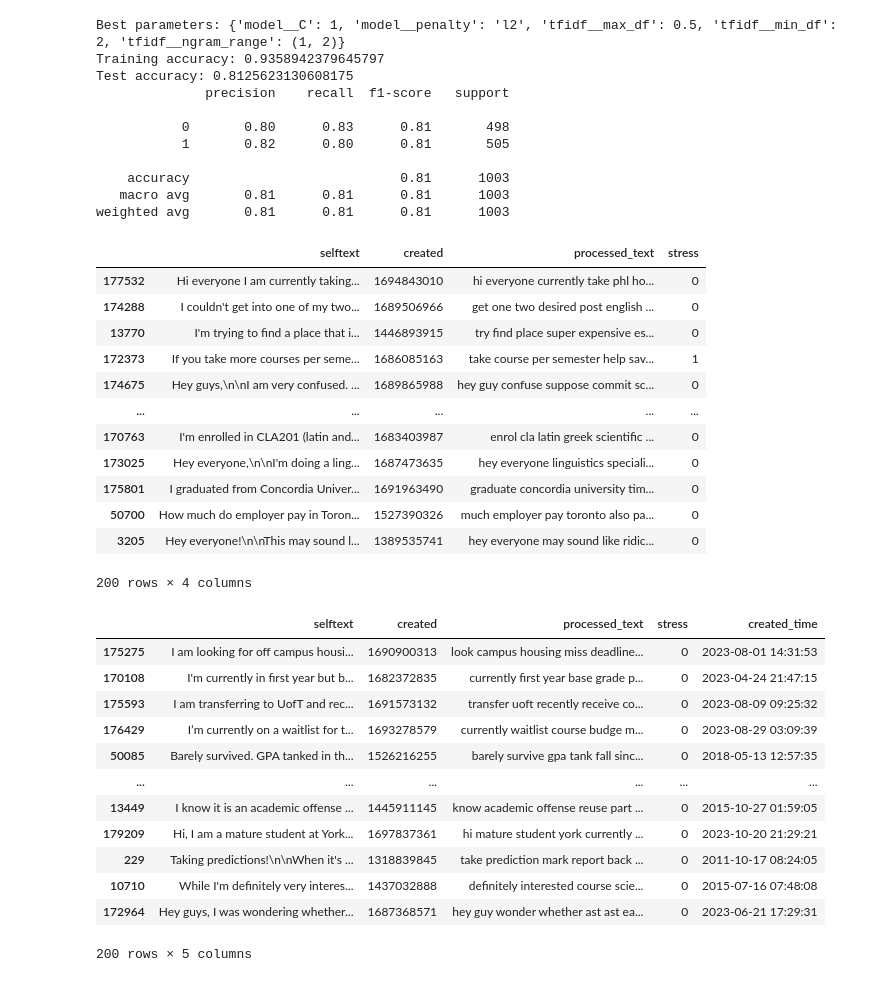
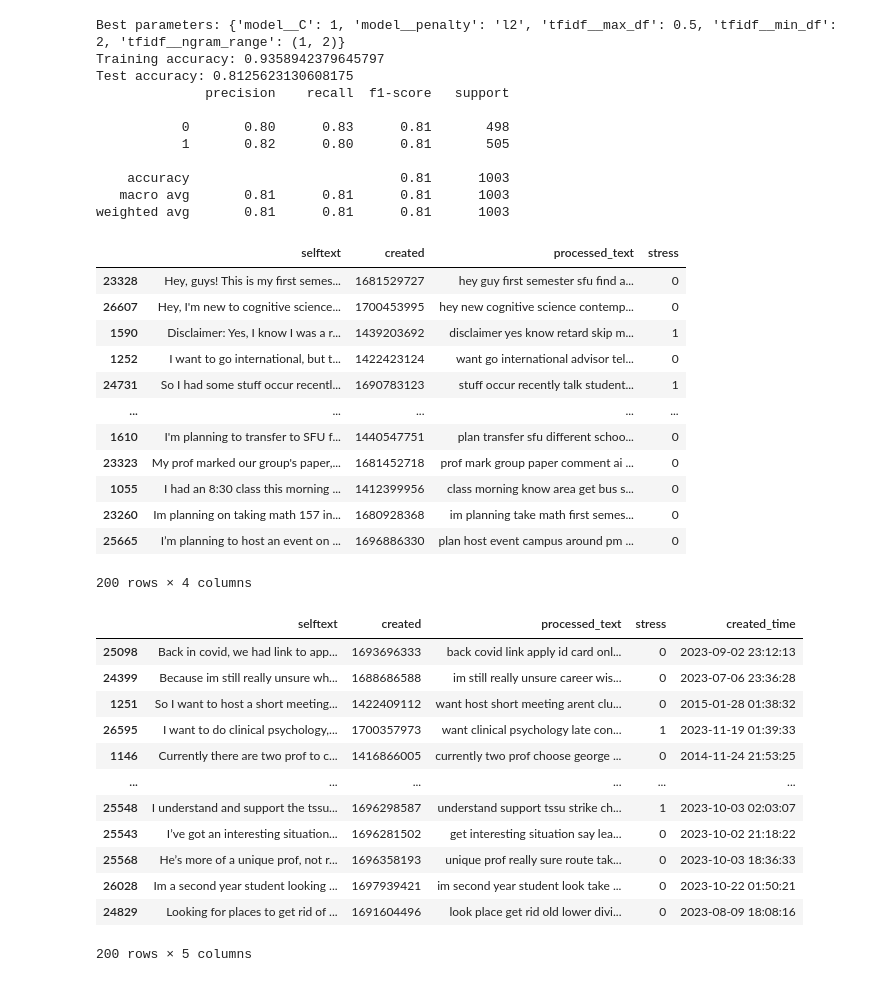
Before and after one commit to Yiran-Lu/CMPT733-Final-Project, a Jupyter notebook: train.ipynb, the cells around one changed output. Drawn from its saved outputs; the diff is of its cells as text; code cells hidden in the pictures.

```diff
--- a/train.ipynb
+++ b/train.ipynb
@@ -375,34 +408,34 @@ def predict_stress(text):
     predicted_label = grid_search.predict([text])[0]
     return predicted_label
 # %%
-df_sfu = pd.read_json('datasets/reddit/UofT_submissions.zip', lines=True)
+df_sfu = pd.read_json('datasets/reddit/simonfraser_submissions.zip', lines=True)
 
 df_sfu = df_sfu[['selftext', 'created']]
 df_sfu = df_sfu.dropna()
 df_sfu = df_sfu[df_sfu['selftext'].apply(lambda x: len(x.split()) >= 10)]
 
 df_sfu['processed_text'] = df_sfu['selftext'].apply(lambda x : process_texts(x))
 df_sfu = df_sfu[df_sfu['processed_text'].apply(lambda x: len(x.split()) >= 10)]
 
 df_sfu['stress'] = df_sfu['processed_text'].apply(lambda x : predict_stress(x))
 
 df_sfu['created'] = df_sfu['created'].astype(int)
 
 
 df_sfu.sample(200)
 # %% [output]
 |  | selftext | created | processed_text | stress |
-| 177532 | Hi everyone I am currently taking... | 1694843010 | hi everyone currently take phl ho... | 0 |
-| 174288 | I couldn't get into one of my two... | 1689506966 | get one two desired post english ... | 0 |
-| 13770 | I'm trying to find a place that i... | 1446893915 | try find place super expensive es... | 0 |
-| 172373 | If you take more courses per seme... | 1686085163 | take course per semester help sav... | 1 |
-| 174675 | Hey guys,\n\nI am very confused. ... | 1689865988 | hey guy confuse suppose commit sc... | 0 |
+| 23328 | Hey, guys! This is my first semes... | 1681529727 | hey guy first semester sfu find a... | 0 |
+| 26607 | Hey, I'm new to cognitive science... | 1700453995 | hey new cognitive science contemp... | 0 |
+| 1590 | Disclaimer: Yes, I know I was a r... | 1439203692 | disclaimer yes know retard skip m... | 1 |
+| 1252 | I want to go international, but t... | 1422423124 | want go international advisor tel... | 0 |
+| 24731 | So I had some stuff occur recentl... | 1690783123 | stuff occur recently talk student... | 1 |
 | ... | ... | ... | ... | ... |
-| 170763 | I'm enrolled in CLA201 (latin and... | 1683403987 | enrol cla latin greek scientific ... | 0 |
-| 173025 | Hey everyone,\n\nI'm doing a ling... | 1687473635 | hey everyone linguistics speciali... | 0 |
-| 175801 | I graduated from Concordia Univer... | 1691963490 | graduate concordia university tim... | 0 |
-| 50700 | How much do employer pay in Toron... | 1527390326 | much employer pay toronto also pa... | 0 |
-| 3205 | Hey everyone!\n\nThis may sound l... | 1389535741 | hey everyone may sound like ridic... | 0 |
+| 1610 | I'm planning to transfer to SFU f... | 1440547751 | plan transfer sfu different schoo... | 0 |
+| 23323 | My prof marked our group's paper,... | 1681452718 | prof mark group paper comment ai ... | 0 |
+| 1055 | I had an 8:30 class this morning ... | 1412399956 | class morning know area get bus s... | 0 |
+| 23260 | Im planning on taking math 157 in... | 1680928368 | im planning take math first semes... | 0 |
+| 25665 | I’m planning to host an event on ... | 1696886330 | plan host event campus around pm ... | 0 |
 200 rows × 4 columns
 # %%
 df_sfu['created_time'] = pd.to_datetime(df_sfu['created'], unit='s')
@@ -410,17 +443,17 @@ df_sfu['created_time'] = pd.to_datetime(df_sfu['created'], unit='s')
 df_sfu.sample(200)
 # %% [output]
 |  | selftext | created | processed_text | stress | created_time |
-| 175275 | I am looking for off campus housi... | 1690900313 | look campus housing miss deadline... | 0 | 2023-08-01 14:31:53 |
-| 170108 | I'm currently in first year but b... | 1682372835 | currently first year base grade p... | 0 | 2023-04-24 21:47:15 |
-| 175593 | I am transferring to UofT and rec... | 1691573132 | transfer uoft recently receive co... | 0 | 2023-08-09 09:25:32 |
-| 176429 | I’m currently on a waitlist for t... | 1693278579 | currently waitlist course budge m... | 0 | 2023-08-29 03:09:39 |
-| 50085 | Barely survived. GPA tanked in th... | 1526216255 | barely survive gpa tank fall sinc... | 0 | 2018-05-13 12:57:35 |
+| 25098 | Back in covid, we had link to app... | 1693696333 | back covid link apply id card onl... | 0 | 2023-09-02 23:12:13 |
+| 24399 | Because im still really unsure wh... | 1688686588 | im still really unsure career wis... | 0 | 2023-07-06 23:36:28 |
+| 1251 | So I want to host a short meeting... | 1422409112 | want host short meeting arent clu... | 0 | 2015-01-28 01:38:32 |
+| 26595 | I want to do clinical psychology,... | 1700357973 | want clinical psychology late con... | 1 | 2023-11-19 01:39:33 |
+| 1146 | Currently there are two prof to c... | 1416866005 | currently two prof choose george ... | 0 | 2014-11-24 21:53:25 |
 | ... | ... | ... | ... | ... | ... |
-| 13449 | I know it is an academic offense ... | 1445911145 | know academic offense reuse part ... | 0 | 2015-10-27 01:59:05 |
-| 179209 | Hi, I am a mature student at York... | 1697837361 | hi mature student york currently ... | 0 | 2023-10-20 21:29:21 |
-| 229 | Taking predictions!\n\nWhen it's ... | 1318839845 | take prediction mark report back ... | 0 | 2011-10-17 08:24:05 |
-| 10710 | While I'm definitely very interes... | 1437032888 | definitely interested course scie... | 0 | 2015-07-16 07:48:08 |
-| 172964 | Hey guys, I was wondering whether... | 1687368571 | hey guy wonder whether ast ast ea... | 0 | 2023-06-21 17:29:31 |
+| 25548 | I understand and support the tssu... | 1696298587 | understand support tssu strike ch... | 1 | 2023-10-03 02:03:07 |
+| 25543 | I’ve got an interesting situation... | 1696281502 | get interesting situation say lea... | 0 | 2023-10-02 21:18:22 |
+| 25568 | He’s more of a unique prof, not r... | 1696358193 | unique prof really sure route tak... | 0 | 2023-10-03 18:36:33 |
+| 26028 | Im a second year student looking ... | 1697939421 | im second year student look take ... | 0 | 2023-10-22 01:50:21 |
+| 24829 | Looking for places to get rid of ... | 1691604496 | look place get rid old lower divi... | 0 | 2023-08-09 18:08:16 |
 200 rows × 5 columns
 # %%
 import pandas as pd
```
Also changed, not shown: parts of 5 cells of this notebook.
